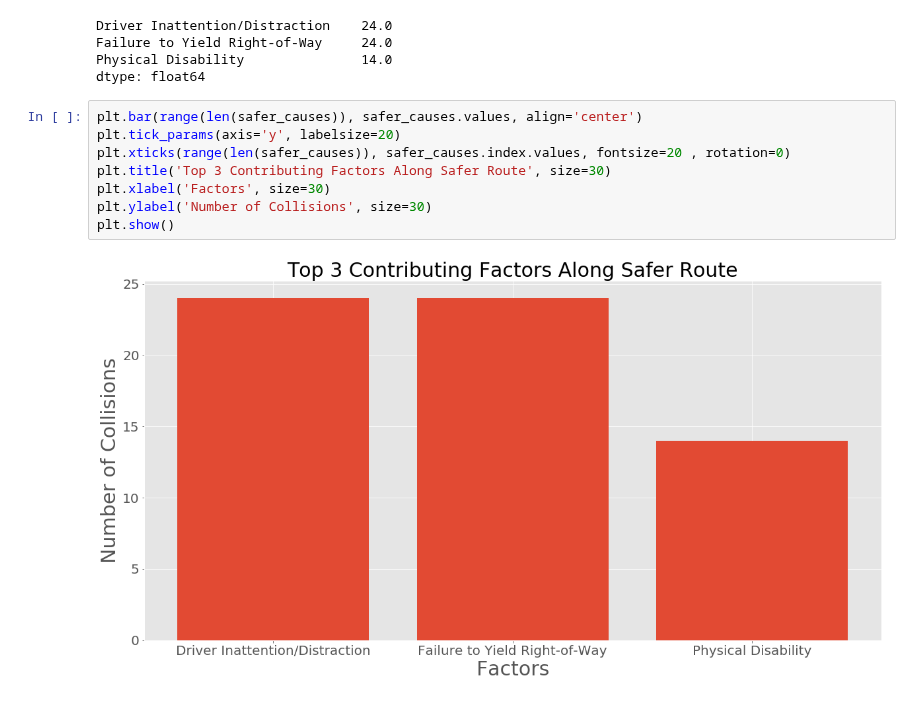
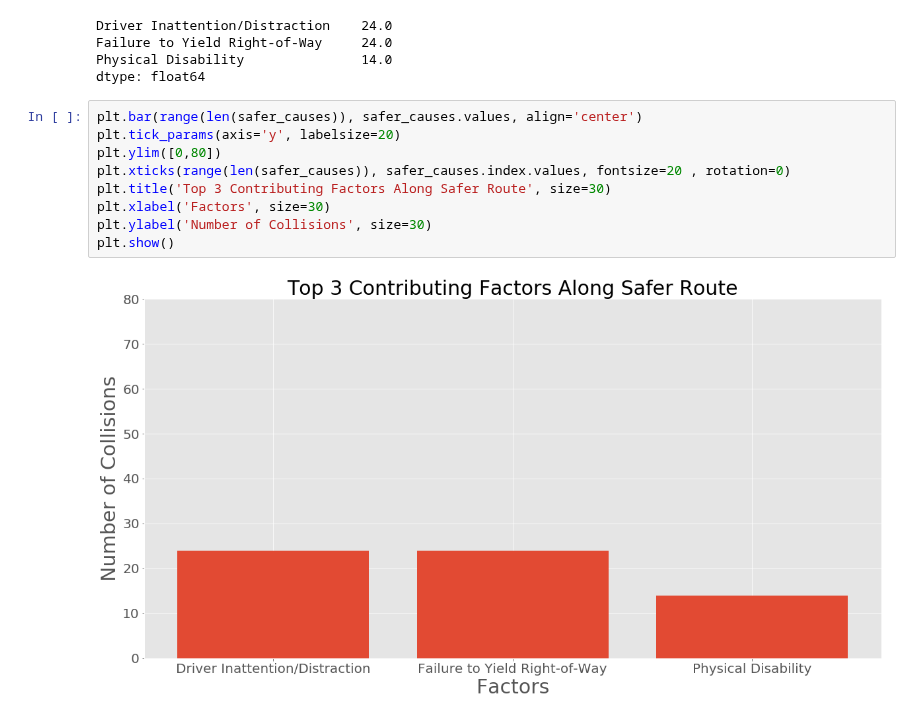
Before and after one commit to nealrea/collisionViz, a Jupyter notebook: data_exploration/route_stats.ipynb, the cells around one changed output. Drawn from its saved outputs; the diff is of its cells as text.

```diff
--- a/data_exploration/route_stats.ipynb
+++ b/data_exploration/route_stats.ipynb
@@ -170,10 +171,11 @@ dtype: float64
 # %%
 plt.bar(range(len(safer_causes)), safer_causes.values, align='center')
 plt.tick_params(axis='y', labelsize=20)
+plt.ylim([0,80])
 plt.xticks(range(len(safer_causes)), safer_causes.index.values, fontsize=20 , rotation=0)
 plt.title('Top 3 Contributing Factors Along Safer Route', size=30)
 plt.xlabel('Factors', size=30)
 plt.ylabel('Number of Collisions', size=30)
 plt.show()
 # %% [output]
-[figure, old version]
+[figure, new version]
```
Also changed, not shown: parts of 1 cell of this notebook.
